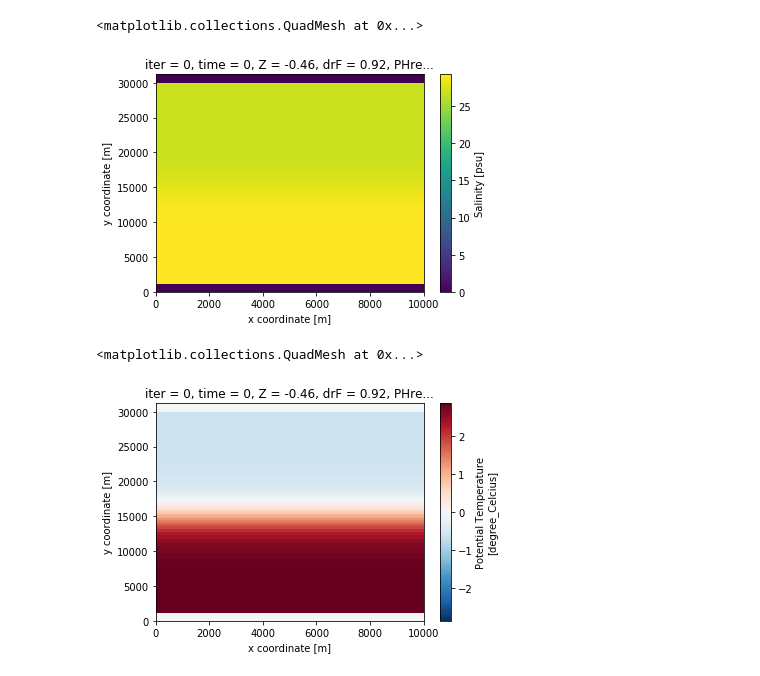
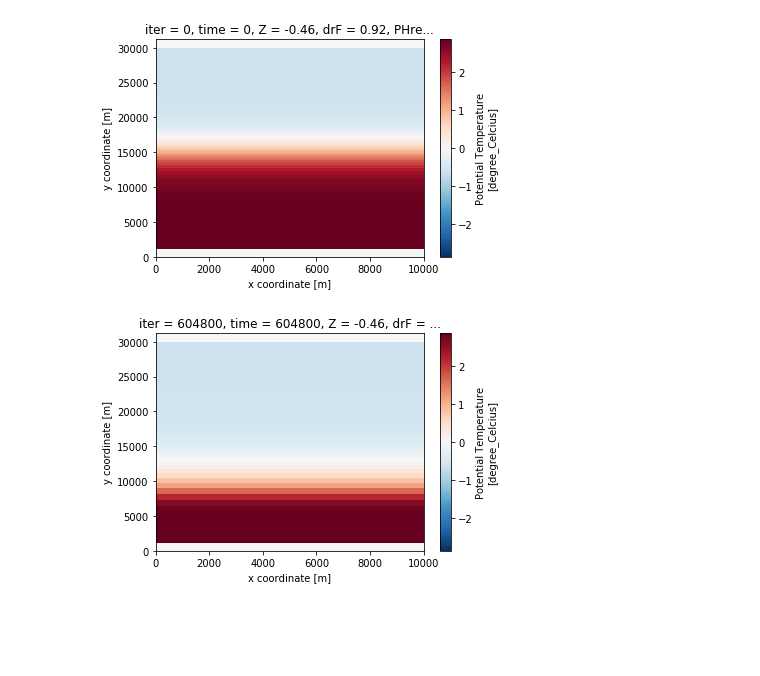
Before and after one commit to liqun1981/front_SODA_lowres, a Jupyter notebook: notebooks/plot_model_output.ipynb, the cells around one changed output. Saved outputs shown, nothing was run; the diff lists cells and outputs as text; code cells hidden in the pictures; blank space fills up the shorter version.

```diff
--- a/notebooks/plot_model_output.ipynb
+++ b/notebooks/plot_model_output.ipynb
@@ -31,14 +31,11 @@ dsN.Eta.plot()
-# %%
-# Plot salinity
-Ssurf0 = ds0.S.isel(Z = 0)
-Ssurf0.plot()
-# %% [output]
-<matplotlib.collections.QuadMesh at 0x...>
-[figure, removed]
-# %%
-# Plot temperature
-Ssurf0 = ds0.T.isel(Z = 0)
-Ssurf0.plot()
-# %% [output]
-<matplotlib.collections.QuadMesh at 0x...>
-[figure, removed]
+# %%
+# Plot Initial Surface Temperature
+ds0.T.isel(Z = 0).plot()
+plt.show()
+
+# Plot Final Surface Temperature
+dsN.T.isel(Z = 0).plot()
+plt.show()
+# %% [output]
+[figure, added]
+[figure, added]
```
Also changed, not shown: parts of 8 cells of this notebook.
